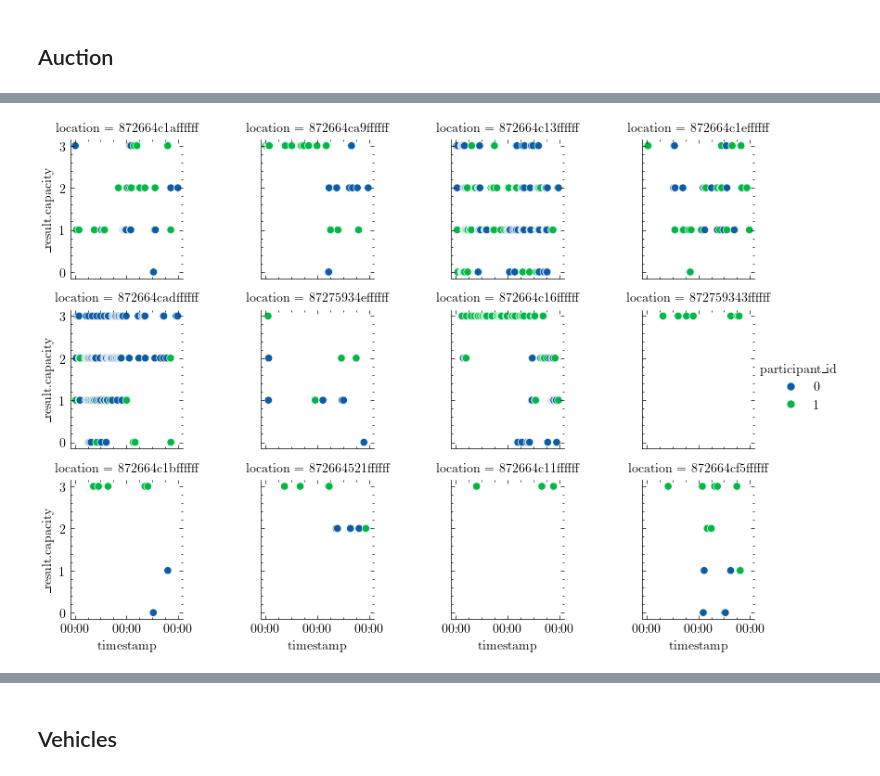
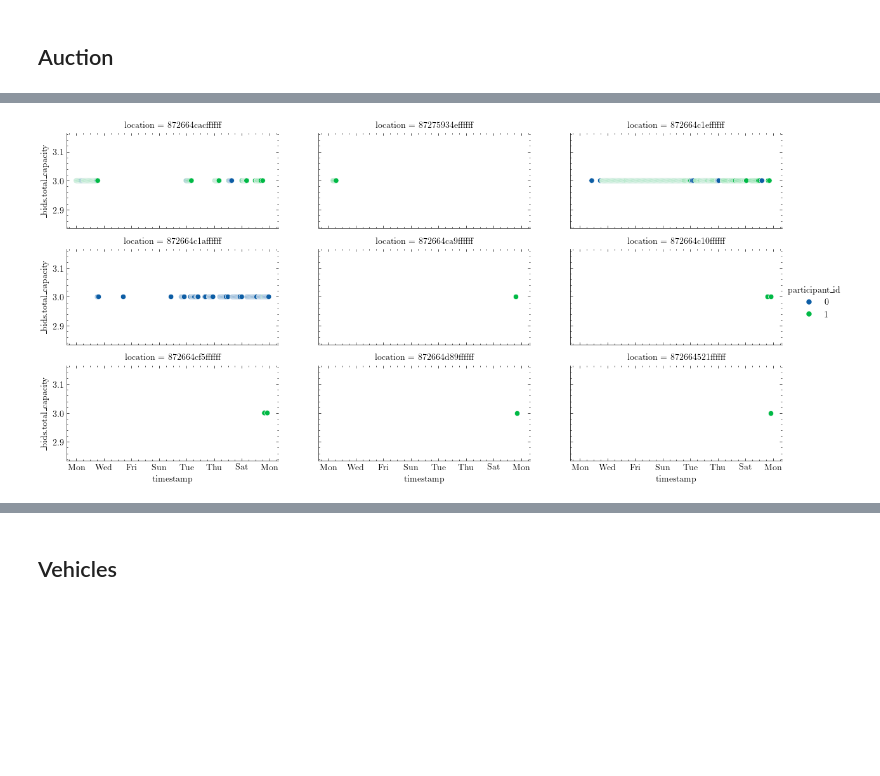
Before and after one commit to IS3UniCologne/urban-mobility-simulation, a Jupyter notebook: resources/scripts/simulation_analysis/shared_charging.ipynb, the cells around one changed output, grey strips where cells are left out. Cells and saved outputs as stored; diff of their text form; code cells hidden in the pictures; blank space fills up the shorter version.

```diff
--- a/resources/scripts/simulation_analysis/shared_charging.ipynb
+++ b/resources/scripts/simulation_analysis/shared_charging.ipynb
@@ -100,15 +120,15 @@ auction_tracking['_bids.total_capacity'] = auction_tracking['_bids'].apply(lambd
 auction_tracking['_bids.mean_bid'] = auction_tracking['_bids'].apply(lambda x: np.mean([b[1] for b in eval(x)]))
 # %%
 auction_tracking.sort_values(by=['time', 'location'], inplace=True)
-g = sns.relplot(data=auction_tracking, x="timestamp", y="_result.capacity", hue="participant_id", col="location", col_wrap=4, kind="scatter", height=2)
+g = sns.relplot(data=auction_tracking, x="timestamp", y="_bids.total_capacity", hue="participant_id", col="location", col_wrap=3, kind="scatter", height=2, aspect = 2)
 
 axes = g.axes.flat
 
 for a in axes:
-    a.xaxis.set_major_locator(mdates.AutoDateLocator(maxticks=4))
-    a.xaxis.set_major_formatter(mdates.DateFormatter('%H:%M'))
+    a.xaxis.set_major_locator(mdates.AutoDateLocator(maxticks=12))
+    a.xaxis.set_major_formatter(mdates.DateFormatter('%a'))
 # %% [output]
-[figure, old version]
+[figure, new version]
 # %%
 from matplotlib.lines import Line2D
 
```
Also changed, not shown: parts of 72 cells of this notebook.
